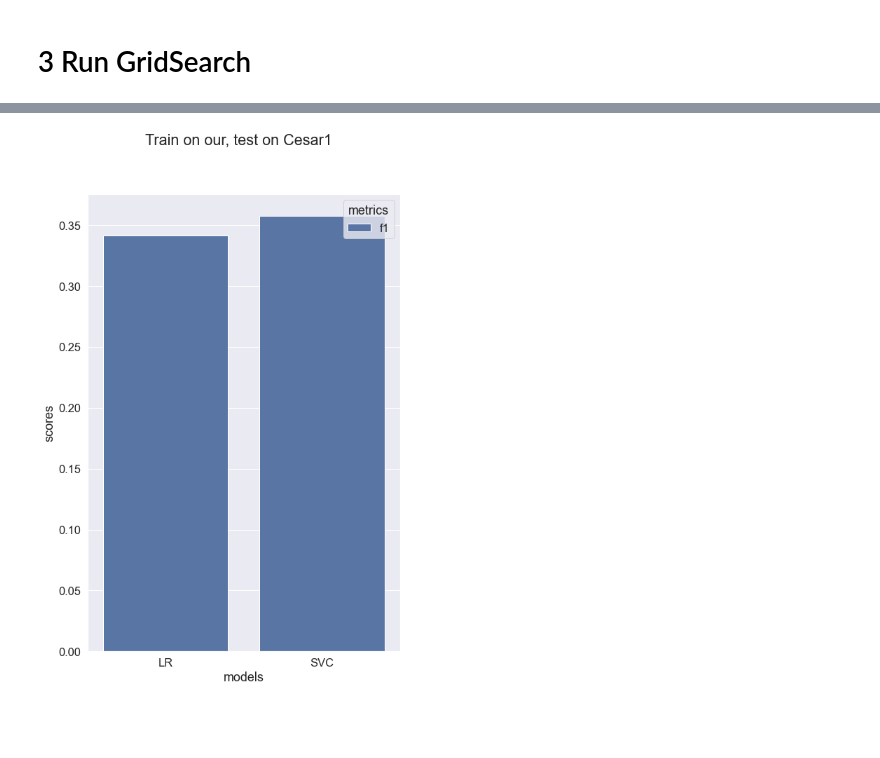
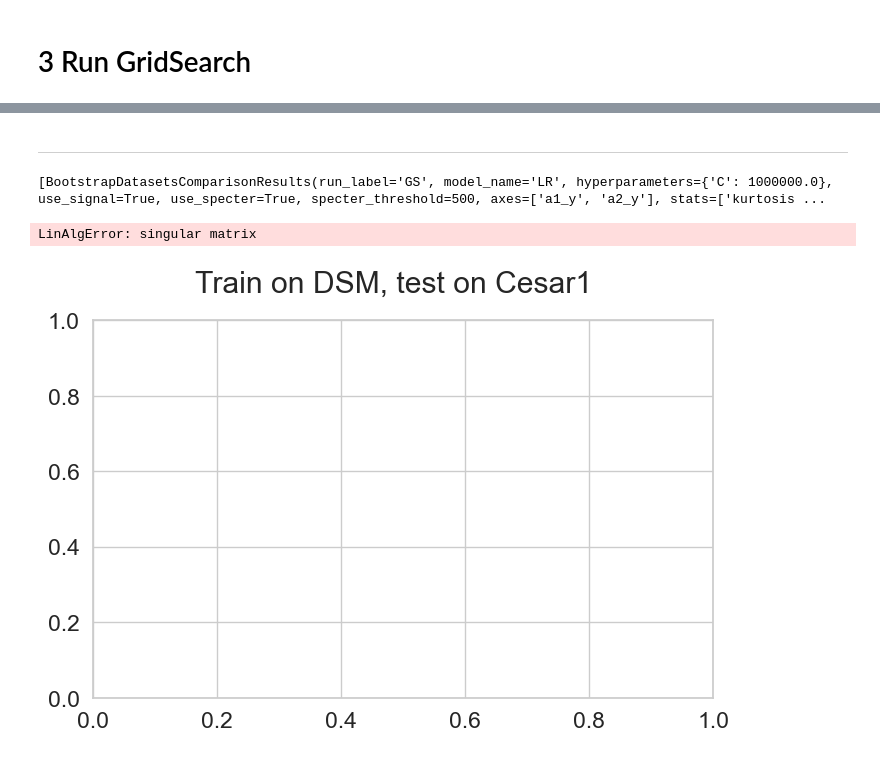
Before and after one commit to RuslanBabudzhan/QuantumBearings, a Jupyter notebook: notebooks/CompareDatasets.ipynb, the cells around one changed output, grey strips where cells are left out. Drawn from its saved outputs; the diff is of its cells as text; code cells hidden in the pictures; blank space fills up the shorter version.

```diff
--- a/notebooks/CompareDatasets.ipynb
+++ b/notebooks/CompareDatasets.ipynb
@@ -187,3 +176,8 @@ from sklearn.neighbors import KNeighborsClassifier
 
 from sklearn.preprocessing import StandardScaler
 from sklearn.model_selection import GridSearchCV
+# %%
+dataset_cols = prepared_data.columns
+cols_to_leave = [col for col in dataset_cols if not re.search(pattern='_mean$|_std$|_variation$', string=col)]
+prepared_data = prepared_data[cols_to_leave]
+prepared_data.head()
@@ -190,6 +192,6 @@ from sklearn.model_selection import GridSearchCV
 # %%
-LR_estimator = LogisticRegression(max_iter=10000)
-SVC_estimator = SVC()
+LR_estimator = LogisticRegression(max_iter=50000)
+SVC_estimator = SVC(max_iter=50000)
 RFC_estimator = RandomForestClassifier()
 GBM_estimator = GradientBoostingClassifier()
 KNN_estimator = KNeighborsClassifier()
@@ -207,3 +209,7 @@ our_groups = prepared_data_our['group'].values
 cesar_groups = prepared_data_cesar['group'].values
 
 X_scaled = StandardScaler().fit_transform(X)
+# %%
+stats = iterators.Stats.get_keys()
+stats = [stat for stat in stats if stat not in['mean', 'std', 'variation']]
+print(stats)
@@ -211,9 +219,9 @@ X_scaled = StandardScaler().fit_transform(X)
 from datetime import datetime
 
 GS_results_objects = []
-estimators = [LR_estimator, SVC_estimator, RFC_estimator, KNN_estimator, GBM_estimator]
-grids = [LR_grid, SVC_grid, RFC_grid, KNN_grid, GBM_grid]
-names = ['LR', 'SVC', 'RFC', 'KNN', 'GBM']
+estimators = [LR_estimator, SVC_estimator, RFC_estimator, KNN_estimator]
+grids = [LR_grid, SVC_grid, RFC_grid, KNN_grid]
+names = ['LR', 'SVC', 'RFC', 'KNN']
 score_name = 'f1'
 n_repeats = 100
 
@@ -237,9 +245,9 @@ for estimator, grid, name in zip(estimators, grids, names):
         hyperparameters = GSCV.best_params_,
         use_signal = True,
         use_specter = True,
-        specter_threshold = 1000,
-        axes = iterators.Axes.get_keys(),
-        stats = iterators.Stats.get_keys(),
+        specter_threshold = 500,
+        axes = ['a1_y', 'a2_y'],
+        stats = stats,
         scores = {score_name: GSCV.best_score_},
         predictions = None,
         resampling_number = n_repeats,
@@ -258,11 +347,19 @@ Best f1 score for LR: 14.159%
+# %% [markdown]
+---
 # %%
 estimators_score_distr = [res.bootstrap_scores for res in GS_results_objects]
 estimators_scores_means = [res.scores for res in GS_results_objects]
+# %%
+print(GS_results_objects)
+# %% [output]
+[BootstrapDatasetsComparisonResults(run_label='GS', model_name='LR', hyperparameters={'C': 1000000.0}, use_signal=True, use_specter=True, specter_threshold=500, axes=['a1_y', 'a2_y'], stats=['kurtosis ...
 # %%
 from source.postprocessing.plotter import dist_plot, bar_plot
 
-dist_plot(results=estimators_score_distr, models=names, metrics=['f1'], plot_size=(8, 12), Title='GridSearch', filename='GS_LR_SVC.png')
+
+dist_plot(results=GS_results_objects, models=names, plot_type='kdeplot', metric='f1', title='Train on DSM, test on Cesar1')
 # dist_plot(estimators_score_distr, ['RFC', 'GBM', 'LR', 'KNN'], 'kdeplot', 'f1', (15, 8), 'Title', 'test')
 # bar_plot(results=estimators_scores_means, models=names, metrics=['f1'], plot_size=(8, 12), Title='Train on our, test on Cesar1', filename='Our_Cesar1.png')
 # %% [output]
+LinAlgError: singular matrix
-[figure, old version]
+[figure, new version]
```
Also changed, not shown: parts of 16 cells of this notebook.
